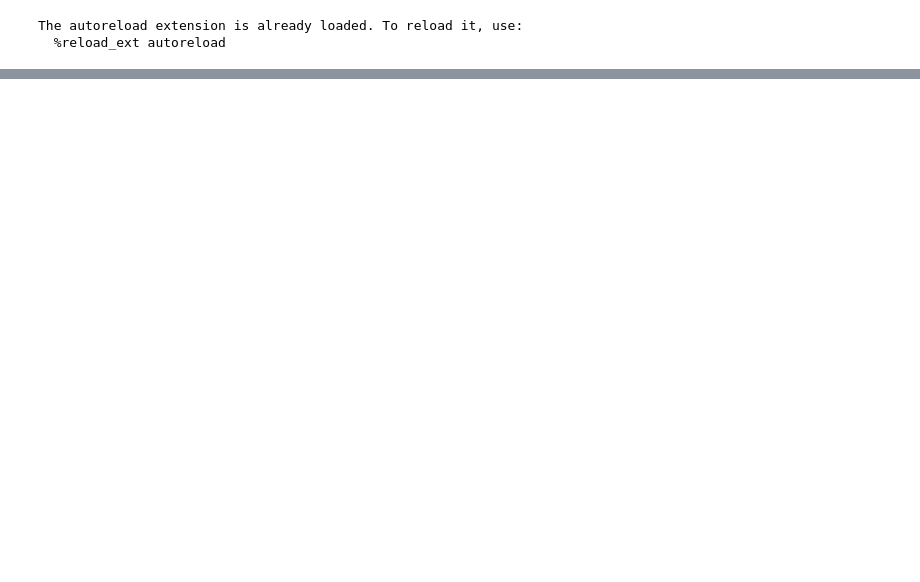
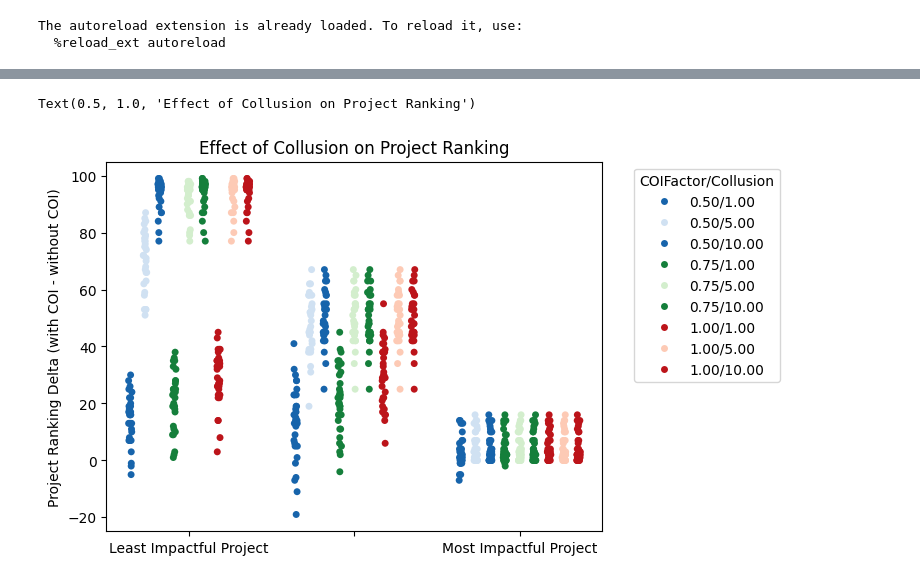
Before and after one commit to CELtd/voting_mechanism_design, a Jupyter notebook: notebooks/pairwise_sweep_collusion.ipynb, the cells around one changed output, grey strips where cells are left out. Drawn from its saved outputs; the diff is of its cells as text; code cells hidden in the pictures; blank space fills up the shorter version.

```diff
--- a/notebooks/pairwise_sweep_collusion.ipynb
+++ b/notebooks/pairwise_sweep_collusion.ipynb
@@ -403,29 +386,37 @@ for experiment_cfg in experiment_cfgs:
             'laziness': laziness,
             'collusion_count': collusion_count,
             'delta': d,
-            'hue': '%0.02f/%0.02f/%0.02f' % (expertise, laziness)
+            'explaz': '%0.02f/%0.02f' % (expertise, laziness),
+            'coicol': '%0.02f/%0.02f' % (coi_factor, collusion_count)
         })
 df = pd.DataFrame(results_list)
 # %%
+# the subset we want to plot\
+df_subset = df[df['expertise'] == 0.25]
+df_subset = df_subset[df_subset['laziness'] == 0.75]
+
 # setup the color pallete
 color_range = np.linspace(0.2, 0.8, len(badgeholder_laziness_vec))
 colors=['Blues', 'Greens', 'Reds', 'Purples']
 palette = {}
-coi_factor = 0.5 # TODO: put this into a sweep
-collusion_count = 5
-for jj, m in enumerate(badgeholder_expertise_vec):
+coi_factor = 1.0 # TODO: put this into a sweep
+collusion_count = 1
+for jj, m in enumerate(coi_factor_vec):
     color = mpl.colormaps[colors[jj]]
-    for ii, l in enumerate(badgeholder_laziness_vec):
+    for ii, l in enumerate(collusion_count_vec):
         key='%0.02f/%0.02f' % (m, l)
         palette[key] = color(color_range[len(badgeholder_laziness_vec)-ii-1])
 
-
-ax = sns.stripplot(data=df, x='coi_ix', y='delta', hue='hue',
+ax = sns.stripplot(data=df_subset, x='coi_ix', y='delta', hue='coicol',
                    dodge=True, palette=palette, zorder=1,)  # TODO: custom legend
 plt.ylabel('Project Ranking Delta (with COI - without COI)')
-ax.set_xticklabels(['Least Impactful Project', '', '', '', 'Most Impactful Project'])
+ax.set_xticklabels(['Least Impactful Project', '', 'Most Impactful Project'])
 ax.set_xlabel('')
-ax.legend(title='Expertise/Laziness', bbox_to_anchor=(1.05, 1), loc='upper left')
+ax.legend(title='COIFactor/Collusion', bbox_to_anchor=(1.05, 1), loc='upper left')
+ax.set_title('Effect of Collusion on Project Ranking')
+# %% [output]
+Text(0.5, 1.0, 'Effect of Collusion on Project Ranking')
+[figure, added]
 # %%
 # TODO: make a plot of how the overall project ranking is updated by COI
 
```
Also changed, not shown: parts of 1 cell of this notebook, 1 other file.
